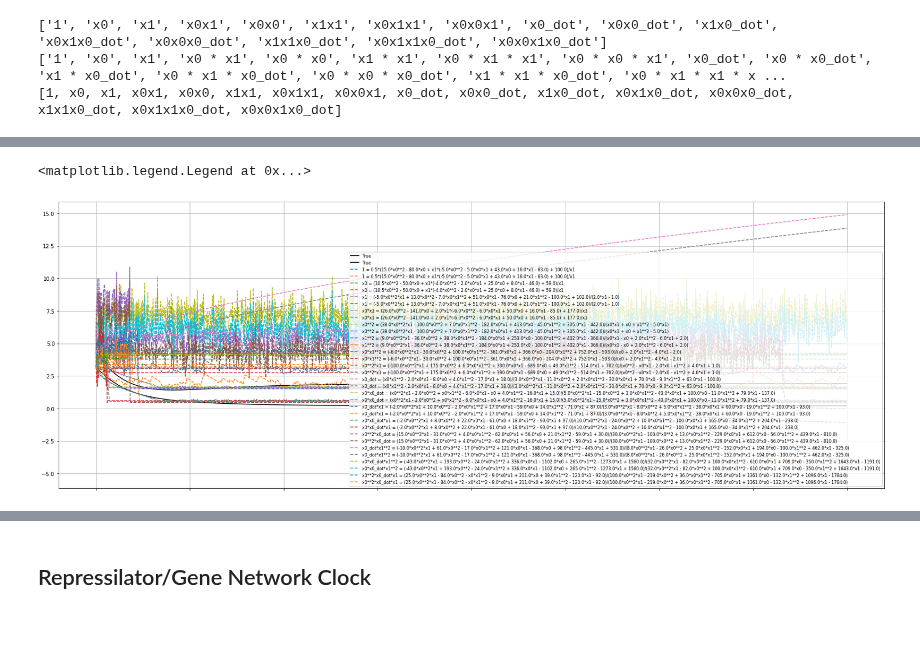
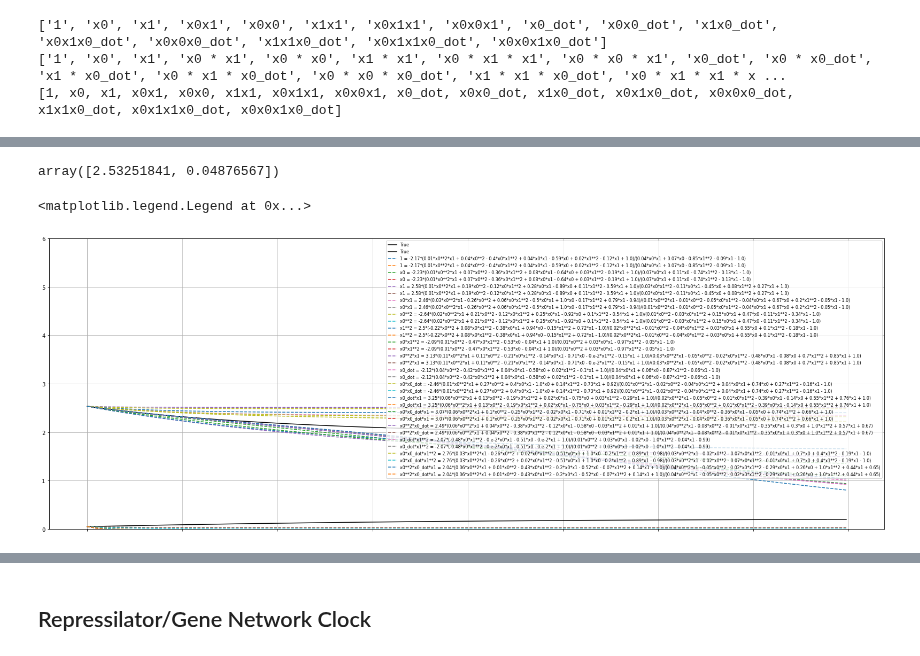
Before and after one commit to ainsleylaiuw/ISB-Hadlock-Lai, a Jupyter notebook: Ex_System.ipynb, the cells around one changed output, grey strips where cells are left out. Cells and saved outputs as stored; diff of their text form; code cells hidden in the pictures; blank space fills up the shorter version.

Commit message:
update 34, error scoring (use mse, not l2), equation simplifying via sp.factor(), model.predict() outputs seem fine. Issue with formatting eqns w/ sympy?

```diff
--- a/Ex_System.ipynb
+++ b/Ex_System.ipynb
@@ -603,14 +603,14 @@ integrator_keywords['atol'] = 1e-12
 # training set
 r = len(var) # appears to be number of variables in example (x0, x1, x2,...)
 dt = 0.01
-T = 8
+T = 4
 t = np.arange(0, T, dt)
 t_span = (t[0], t[-1])
 netswitch0_train = np.random.random(r) * 5
 netswitch_train = solve_ivp(netswitch, t_span, netswitch0_train, t_eval=t, **integrator_keywords).y.T
 print(netswitch0_train)
 netswitch_train_multi = []
-n_of_ic = 100
+n_of_ic = 10
 
 netswitch_x0s = (np.random.rand(n_of_ic, r) * 5)
 for i in range(n_of_ic):
@@ -622,5 +622,5 @@ netswitch_x0s
 #print(netswitch_train_multi)
 #print(len(netswitch_train_multi))
 print(netswitch_train_multi[0].shape)
-print(len(netswitch_train_multi))
+len(netswitch_train_multi)
 # %% [output]
@@ -703,7 +703,7 @@ print((netswitch_train_multi[0].shape))
 (20001, 2)
 # %%
 # generalized library testing
-# gets u_dot
+# gets u dot
 library_functions = [
     lambda x: x,
     lambda x, y: x * y,
@@ -730,7 +730,7 @@ x_dot_library_functions = [
 sindy_library = ps.SINDyPILibrary(
     library_functions=[],
     x_dot_library_functions=x_dot_library_functions,
-    t=dt,
+    t=t,
     function_names=[lambda x: x],
 )
 
@@ -746,7 +746,6 @@ sindy_opt = ps.SINDyPI(
     tol=1e-8,
     thresholder="l1",
     max_iter=40000,
-    #verbose_cvxpy=True
 )
 
 # Initialize the inputs
@@ -766,7 +765,7 @@ u_model = ps.SINDy(feature_library=generalized_library,
                  differentiation_method=ps.FiniteDifference(drop_endpoints=False),
                 )
 
-u_model.fit(netswitch_train_multi, t=dt, multiple_trajectories=True)
+u_model.fit(netswitch_train_multi, t=t, multiple_trajectories=True)
 #u_model.fit(netswitch_train, t=dt, multiple_trajectories=False)
 
 # lhs= gets the function names since print() will miss the fact that we're using SINDyPI
@@ -999,7 +972,7 @@ Xdot_error
 ### Now we need to reformat all the feature strings for conversion into symbolic variables
 So we have all these nice models but these are implicit ODEs, and the default Python solvers (solve_ivp and odeint) cannot solve implicit ODEs. There are two options although we only illustrate the first option below; we must convert the equations into symbolic variables and then either (1) use SymPy to symbolically solve the equation for $\dot{x}$, after which the equation is no longer implicit and can be solved with the default Python solves, or (2) convert the equations into a symbolic differential algebraic equation (DAE), which can be numerically solved with the diffeqpy Python package (but requires Julia to be installed).
 # %%
-features = model.get_feature_names()
+features = u_model.get_feature_names()
 features[0] = "1"
 features_copy = list(np.copy(features))
 nfeatures = len(features)
@@ -1023,7 +996,7 @@ for i in range(nfeatures):
 
 print(features)
 print(features_formatted)
-coefs = model.coefficients()
+coefs = u_model.coefficients()
 sym_features = [sp.symbols(feature) for feature in features]
 sym_theta = [sp.symbols(feature) for feature in features]
 print(sym_theta)
@@ -1112,22 +1085,23 @@ for i in range(nfeatures):
 sym_equations_simplified = []
 sym_equations_rounded_simplified = []
 for i in range(nfeatures):
+    print(i)
     sym_equations_simplified.append(
-        sp.solve(
+        sp.factor(sp.solve(
             sp.Add(
                 sp.sympify(sym_equations_formatted)[i][0],
                 -sp.sympify(features_formatted[i]),
             ),
             x_dot_sym[0],
-        )
+        ))
     )
-    rounded = sp.solve(
+    rounded = sp.factor(sp.solve(
         sp.Add(
             sp.sympify(sym_equations_rounded_formatted)[i][0],
             -sp.sympify(features_formatted[i]),
         ),
         x_dot_sym[0],
-    )
+    ))
     #print(rounded)
     #print(f"variable = {var[j]}, {x_dot_sym[j]} = {rounded}")
     if len(rounded) != 0:
@@ -1139,8 +1113,5 @@ for i in range(nfeatures):
         sym_equations_rounded_simplified.append(rounded_temp)
     else:
         sym_equations_rounded_simplified.append([])
-#for i in range (len(sym_equations_rounded_simplified)):
-#    if sym_equations_rounded_simplified[i] == 0:
-#        sym_equations_rounded_simplified[i] = []
 # %% [output]
 (x0_dot, x1_dot)
@@ -1147,3 +1154,8 @@ for i in range(nfeatures):
+# %%
+x0_test = np.random.rand(r) * 5
+x0_test
+# %% [output]
+array([2.53251841, 0.04876567])
 # %%
 a, b = 2, 1
 beta, gamma = 2, 2
@@ -1153,32 +1165,33 @@ netswitch = lambda t, x: np.array([dudt(x[0], x[1]), dvdt(x[0], x[1])])
 
 # Plot the results for each of the models
 plt.figure(figsize=(28, 10))
-x0_test = np.random.rand(r) * 5
 x_test = solve_ivp(netswitch, t_span, x0_test, t_eval=t).y.T
 plt.plot(t, x_test, color="k", linestyle="solid", label="True")
 for i in range(nfeatures):
     ax = plt.gca()
     if i != nfeatures - 1:
         ax.set_xticklabels([])
     if len(sym_equations_simplified[i]) != 0:
+        # ODE
         ODE_Func = sp.lambdify([t_sym, x_sym], sym_equations_simplified[i][0])
 
         # Now simulate the system we identified
         x_test_sim = solve_ivp(ODE_Func, t_span, x0_test, t_eval=t).y.T
         if (
             np.linalg.norm(x_test_sim) < 1e3
             and sym_equations_rounded_simplified[i] != 0
         ):
             plt.plot(
                 t,
                 x_test_sim,
                 linestyle="dashed",
                 label=str(sp.sympify(features_formatted[i]))
                 + " = "
                 + str(sym_equations_rounded_simplified[i]),
             )
 plt.grid(True)
+ax.set_ylim([0, 6])
 plt.legend(fontsize=8)
 # %% [output]
 <matplotlib.legend.Legend at 0x...>
-[figure, old version]
+[figure, new version]
```
Also changed, not shown: parts of 17 cells of this notebook.
